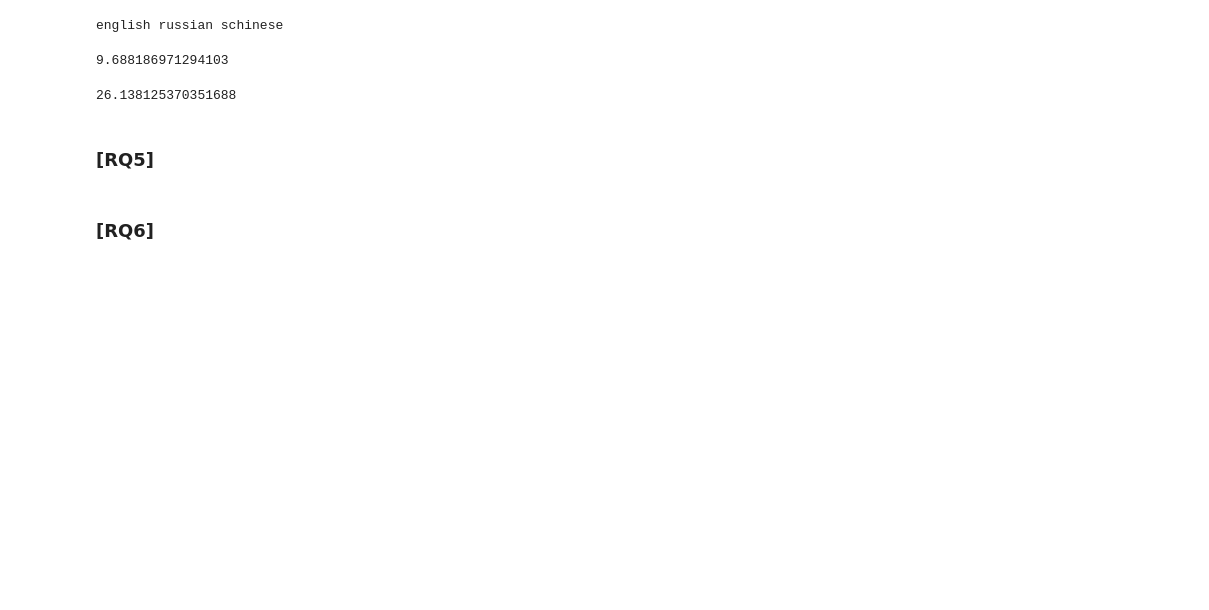
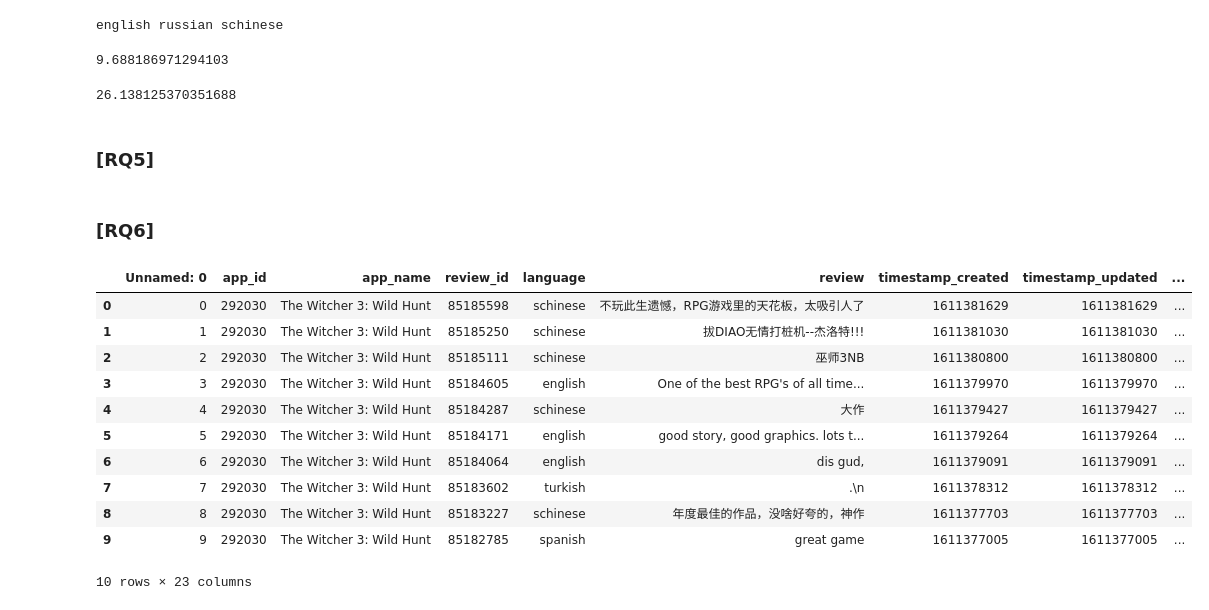
Before and after one commit to cosmin-z/ADM-HW2, a Jupyter notebook: Homework 2.ipynb, the cells around one changed output. Drawn from its saved outputs; the diff is of its cells as text; code cells hidden in the pictures; blank space fills up the shorter version.

```diff
--- a/Homework 2.ipynb
+++ b/Homework 2.ipynb
@@ -142,7 +164,28 @@ print((len(result)/len(tr))*100)
 ### [RQ5]
 # %%
 import pandas as pd
-dataset = pd.read_csv('./steam_reviews.csv', header='infer', nrows=100000)
-dataset.groupby('author.steamid')["author.num_reviews"].plot.bar()
+pd.set_option('display.max_rows', None)
+dataset = pd.read_csv('./steam_reviews.csv',   iterator=True)
+l = []
+for i in range(1,10):
+    df = dataset.get_chunk(i*2000)
+    df = df.groupby('author.steamid')['author.num_reviews'].sum()
+    print(df)
+    l.append(df)
 # %% [markdown]
 ### [RQ6]
+# %%
+dataset
+# %% [output]
+|  | Unnamed: 0 | app_id | app_name | review_id | language | review | timestamp_created | timestamp_updated | ... |
+| 0 | 0 | 292030 | The Witcher 3: Wild Hunt | 85185598 | schinese | 不玩此生遗憾，RPG游戏里的天花板，太吸引人了 | 1611381629 | 1611381629 | ... |
+| 1 | 1 | 292030 | The Witcher 3: Wild Hunt | 85185250 | schinese | 拔DIAO无情打桩机--杰洛特!!! | 1611381030 | 1611381030 | ... |
+| 2 | 2 | 292030 | The Witcher 3: Wild Hunt | 85185111 | schinese | 巫师3NB | 1611380800 | 1611380800 | ... |
+| 3 | 3 | 292030 | The Witcher 3: Wild Hunt | 85184605 | english | One of the best RPG's of all time... | 1611379970 | 1611379970 | ... |
+| 4 | 4 | 292030 | The Witcher 3: Wild Hunt | 85184287 | schinese | 大作 | 1611379427 | 1611379427 | ... |
+| 5 | 5 | 292030 | The Witcher 3: Wild Hunt | 85184171 | english | good story, good graphics. lots t... | 1611379264 | 1611379264 | ... |
+| 6 | 6 | 292030 | The Witcher 3: Wild Hunt | 85184064 | english | dis gud, | 1611379091 | 1611379091 | ... |
+| 7 | 7 | 292030 | The Witcher 3: Wild Hunt | 85183602 | turkish | .\n | 1611378312 | 1611378312 | ... |
+| 8 | 8 | 292030 | The Witcher 3: Wild Hunt | 85183227 | schinese | 年度最佳的作品，没啥好夸的，神作 | 1611377703 | 1611377703 | ... |
+| 9 | 9 | 292030 | The Witcher 3: Wild Hunt | 85182785 | spanish | great game | 1611377005 | 1611377005 | ... |
+10 rows × 23 columns
```
Also changed, not shown: parts of 5 cells of this notebook.
